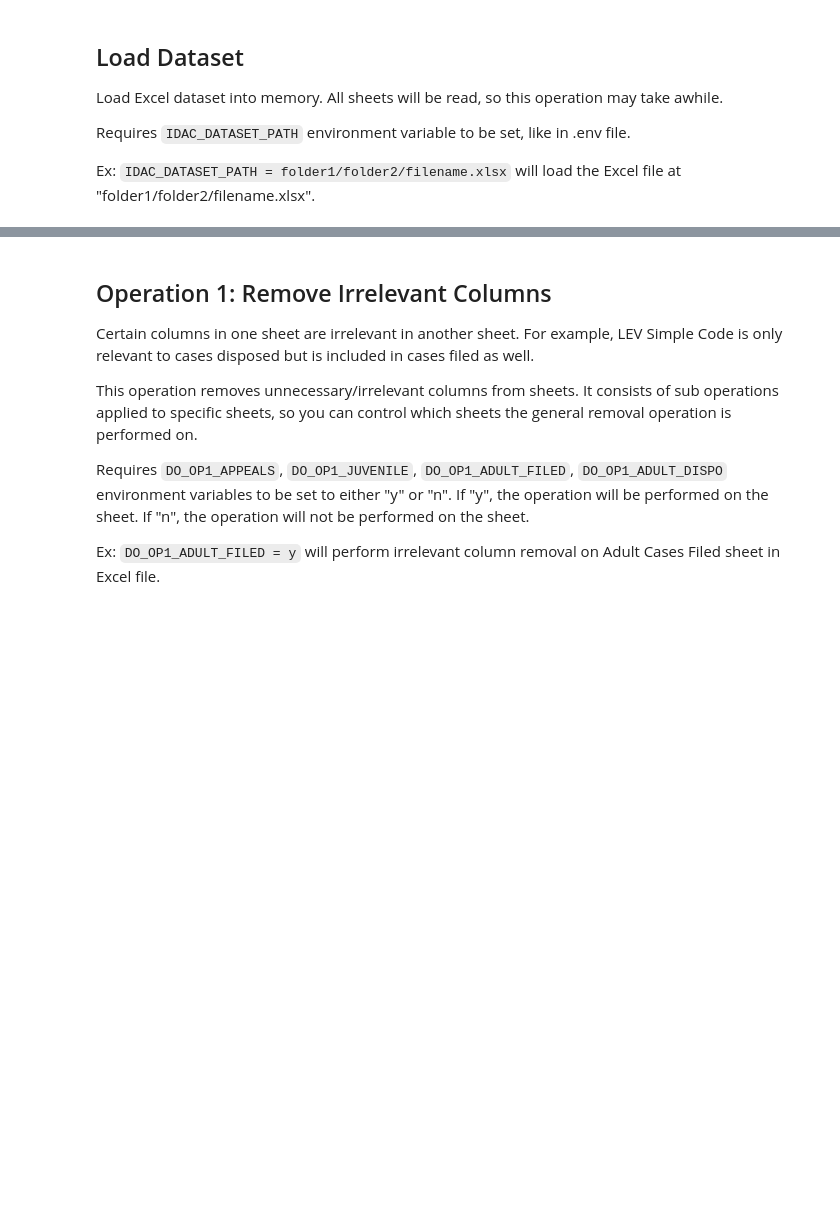
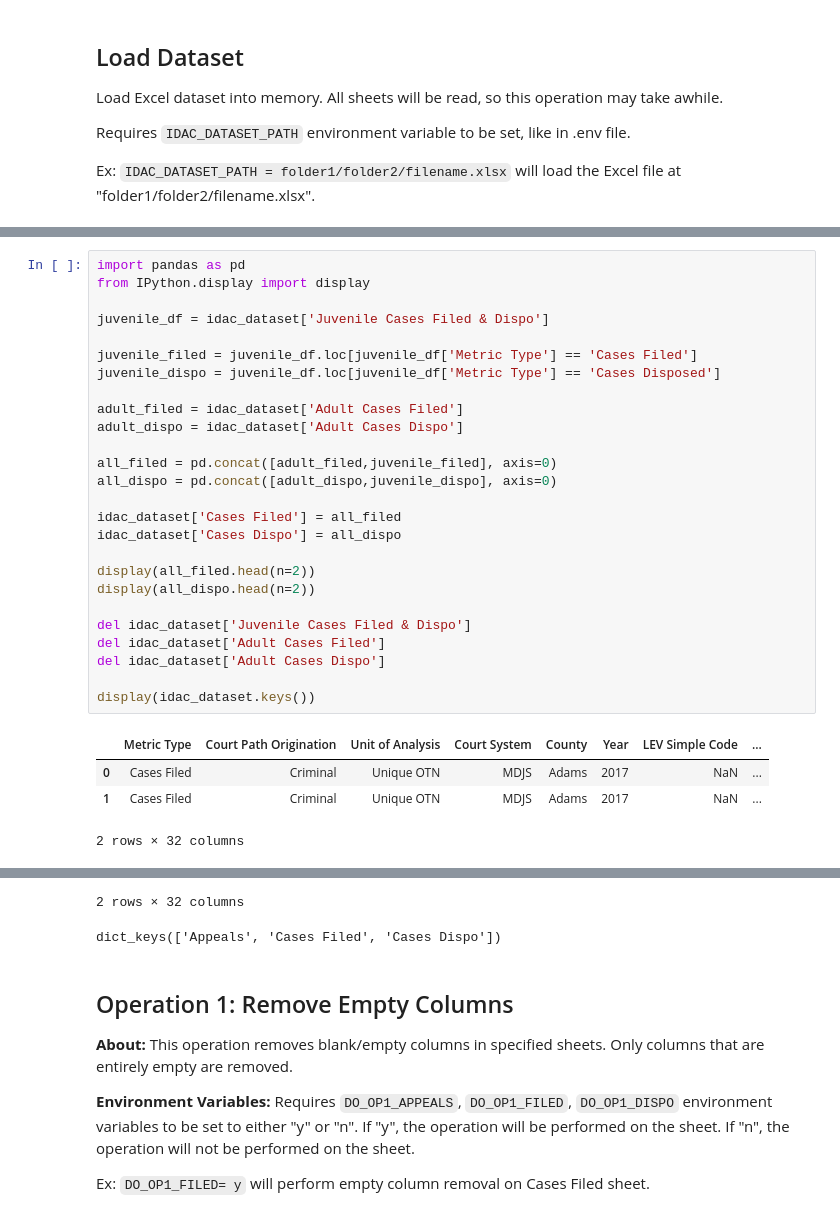
Before and after one commit to ng-23/pccd-idac-idd, a Jupyter notebook: notebooks/idac_data_preprocessing.ipynb, the cells around one changed output, grey strips where cells are left out. Drawn from its saved outputs; the diff is of its cells as text; blank space fills up the shorter version.

```diff
--- a/notebooks/idac_data_preprocessing.ipynb
+++ b/notebooks/idac_data_preprocessing.ipynb
@@ -28,0 +40,31 @@ idac_dataset.keys()
+# %%
+import pandas as pd
+from IPython.display import display
+
+juvenile_df = idac_dataset['Juvenile Cases Filed & Dispo']
+
+juvenile_filed = juvenile_df.loc[juvenile_df['Metric Type'] == 'Cases Filed']
+juvenile_dispo = juvenile_df.loc[juvenile_df['Metric Type'] == 'Cases Disposed']
+
+adult_filed = idac_dataset['Adult Cases Filed']
+adult_dispo = idac_dataset['Adult Cases Dispo']
+
+all_filed = pd.concat([adult_filed,juvenile_filed], axis=0)
+all_dispo = pd.concat([adult_dispo,juvenile_dispo], axis=0)
+
+idac_dataset['Cases Filed'] = all_filed
+idac_dataset['Cases Dispo'] = all_dispo
+
+display(all_filed.head(n=2))
+display(all_dispo.head(n=2))
+
+del idac_dataset['Juvenile Cases Filed & Dispo']
+del idac_dataset['Adult Cases Filed']
+del idac_dataset['Adult Cases Dispo']
+
+display(idac_dataset.keys())
+# %% [output]
+|  | Metric Type | Court Path Origination | Unit of Analysis | Court System | County | Year | LEV Simple Code | ... |
+| 0 | Cases Filed | Criminal | Unique OTN | MDJS | Adams | 2017 | NaN | ... |
+| 1 | Cases Filed | Criminal | Unique OTN | MDJS | Adams | 2017 | NaN | ... |
+2 rows × 32 columns
@@ -29,10 +74,13 @@ idac_dataset.keys()
+2 rows × 32 columns
+dict_keys(['Appeals', 'Cases Filed', 'Cases Dispo'])
 # %% [markdown]
-## Operation 1: Remove Irrelevant Columns
+## Operation 1: Remove Empty Columns
 
-Certain columns in one sheet are irrelevant in another sheet. For example, LEV Simple Code is only relevant to cases disposed but is included in cases filed as well.
+**About:**
+This operation removes blank/empty columns in specified sheets. Only columns that are entirely empty are removed.
 
-This operation removes unnecessary/irrelevant columns from sheets. It consists of sub operations applied to specific sheets, so you can control which sheets the general removal operation is performed on.
 
-Requires `DO_OP1_APPEALS`, `DO_OP1_JUVENILE`, `DO_OP1_ADULT_FILED`, `DO_OP1_ADULT_DISPO` environment variables to be set to either "y" or "n". If "y", the operation will be performed on the sheet. If "n", the operation will not be performed on the sheet.
+**Environment Variables:**
+Requires `DO_OP1_APPEALS`, `DO_OP1_FILED`, `DO_OP1_DISPO` environment variables to be set to either "y" or "n". If "y", the operation will be performed on the sheet. If "n", the operation will not be performed on the sheet.
 
-Ex: `DO_OP1_ADULT_FILED = y` will perform irrelevant column removal on Adult Cases Filed sheet in Excel file.
+Ex: `DO_OP1_FILED= y` will perform empty column removal on Cases Filed sheet.
```
Also changed, not shown: parts of 20 cells of this notebook.
